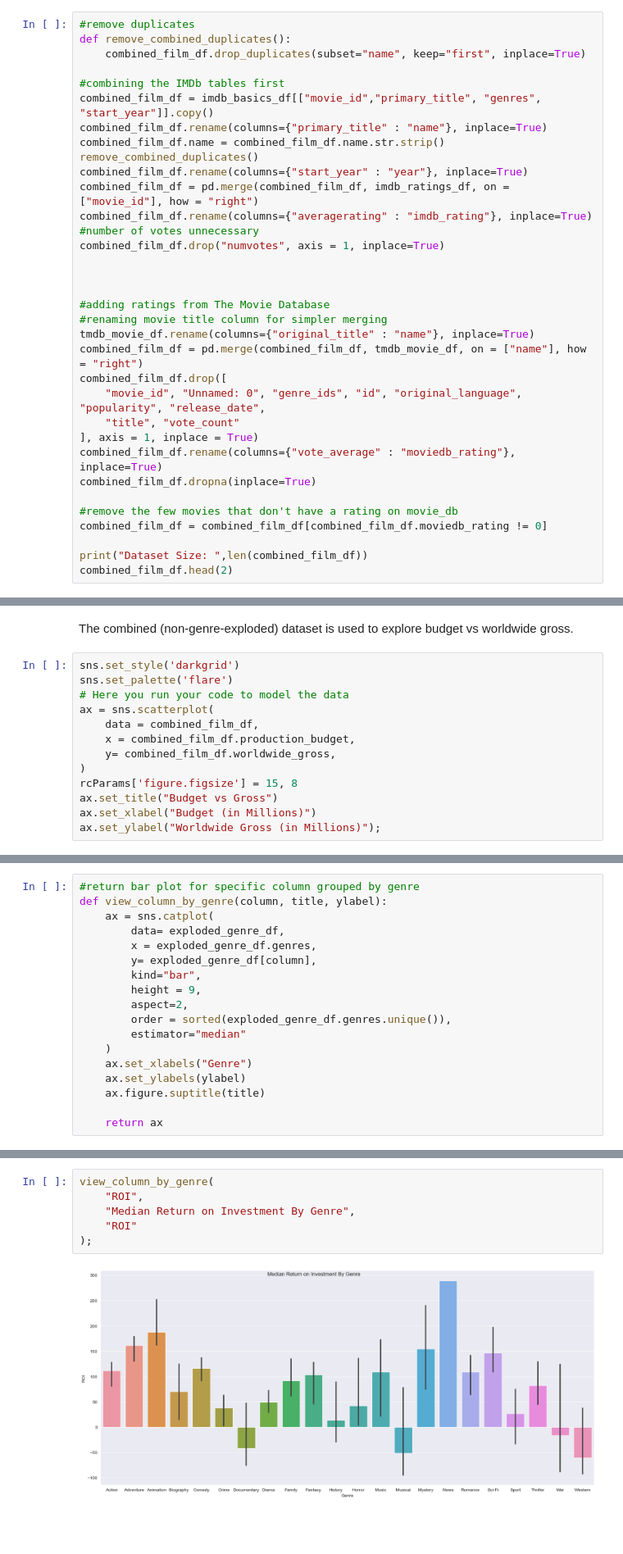
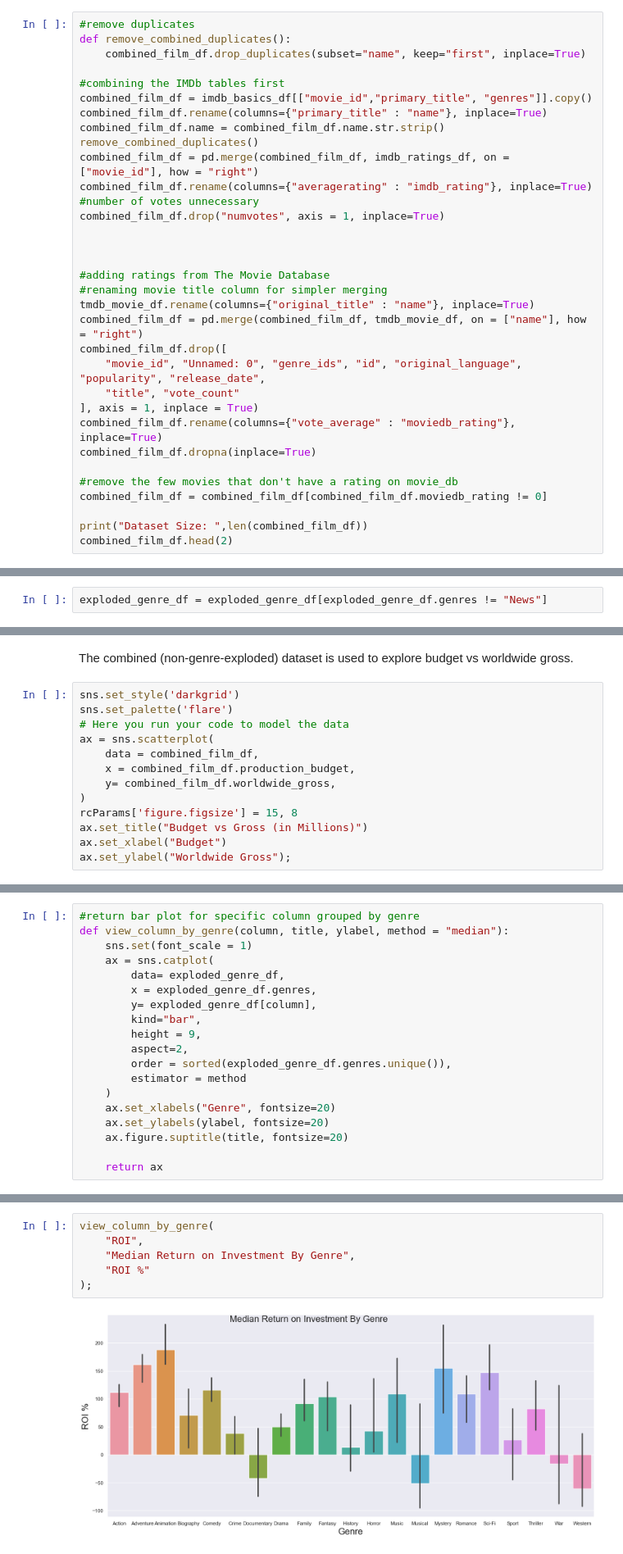
Before and after one commit to bizzfuzz/film-analysis-ms, a Jupyter notebook: film_analysis.ipynb, the cells around one changed output, grey strips where cells are left out. Shown: that part at 82% size. Drawn from its saved outputs; the diff is of its cells as text; blank space fills up the shorter version.

```diff
--- a/film_analysis.ipynb
+++ b/film_analysis.ipynb
@@ -188,11 +190,10 @@ def remove_combined_duplicates():
     combined_film_df.drop_duplicates(subset="name", keep="first", inplace=True)
 
 #combining the IMDb tables first
-combined_film_df = imdb_basics_df[["movie_id","primary_title", "genres", "start_year"]].copy()
+combined_film_df = imdb_basics_df[["movie_id","primary_title", "genres"]].copy()
 combined_film_df.rename(columns={"primary_title" : "name"}, inplace=True)
 combined_film_df.name = combined_film_df.name.str.strip()
 remove_combined_duplicates()
-combined_film_df.rename(columns={"start_year" : "year"}, inplace=True)
 combined_film_df = pd.merge(combined_film_df, imdb_ratings_df, on = ["movie_id"], how = "right")
 combined_film_df.rename(columns={"averagerating" : "imdb_rating"}, inplace=True)
 #number of votes unnecessary
@@ -283,3 +306,5 @@ exploded_genre_df.head(5)
+# %%
+exploded_genre_df = exploded_genre_df[exploded_genre_df.genres != "News"]
 # %% [markdown]
 ## Data Modeling
 Describe and justify the process for analyzing or modeling the data.
@@ -314,7 +327,7 @@ ax = sns.scatterplot(
     y= combined_film_df.worldwide_gross,
 )
 rcParams['figure.figsize'] = 15, 8
-ax.set_title("Budget vs Gross")
-ax.set_xlabel("Budget (in Millions)")
-ax.set_ylabel("Worldwide Gross (in Millions)");
+ax.set_title("Budget vs Gross (in Millions)")
+ax.set_xlabel("Budget")
+ax.set_ylabel("Worldwide Gross");
 # %% [output]
@@ -353,6 +349,7 @@ The genre column in exploded so that movies that belong to multiple genres can c
 # %%
 #return bar plot for specific column grouped by genre
-def view_column_by_genre(column, title, ylabel):
+def view_column_by_genre(column, title, ylabel, method = "median"):
+    sns.set(font_scale = 1)
     ax = sns.catplot(
         data= exploded_genre_df,
         x = exploded_genre_df.genres,
@@ -361,11 +358,11 @@ def view_column_by_genre(column, title, ylabel):
         height = 9,
         aspect=2,
         order = sorted(exploded_genre_df.genres.unique()),
-        estimator="median"
+        estimator = method
     )
-    ax.set_xlabels("Genre")
-    ax.set_ylabels(ylabel)
-    ax.figure.suptitle(title)
+    ax.set_xlabels("Genre", fontsize=20)
+    ax.set_ylabels(ylabel, fontsize=20)
+    ax.figure.suptitle(title, fontsize=20)
 
     return ax
 # %%
@@ -379,8 +376,8 @@ view_column_by_genre(
 # %%
 view_column_by_genre(
     "ROI",
     "Median Return on Investment By Genre",
-    "ROI"
+    "ROI %"
 );
 # %% [output]
-[figure, old version]
+[figure, new version]
```
Also changed, not shown: parts of 15 cells of this notebook.
